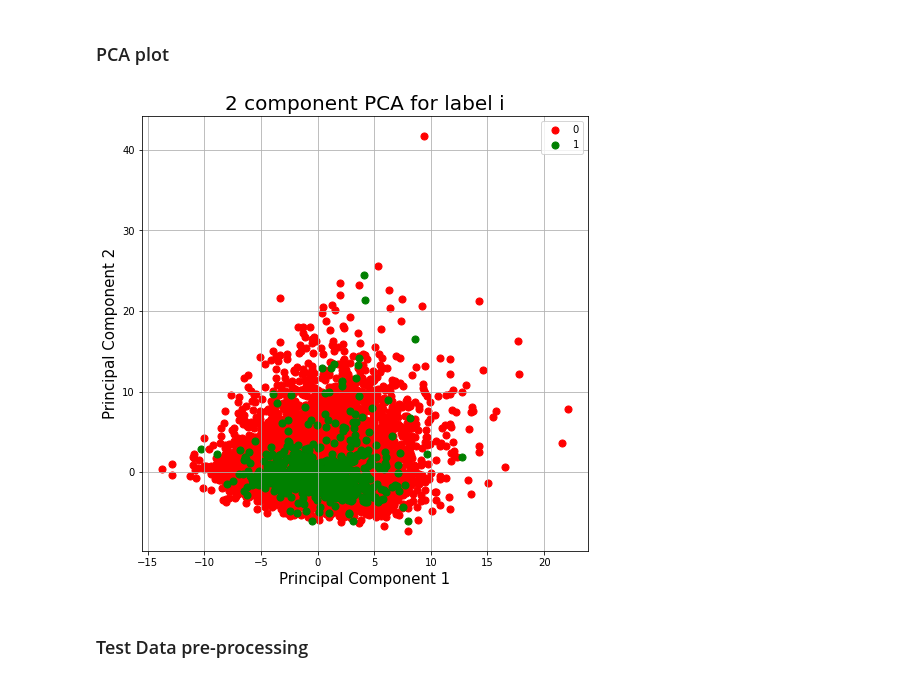
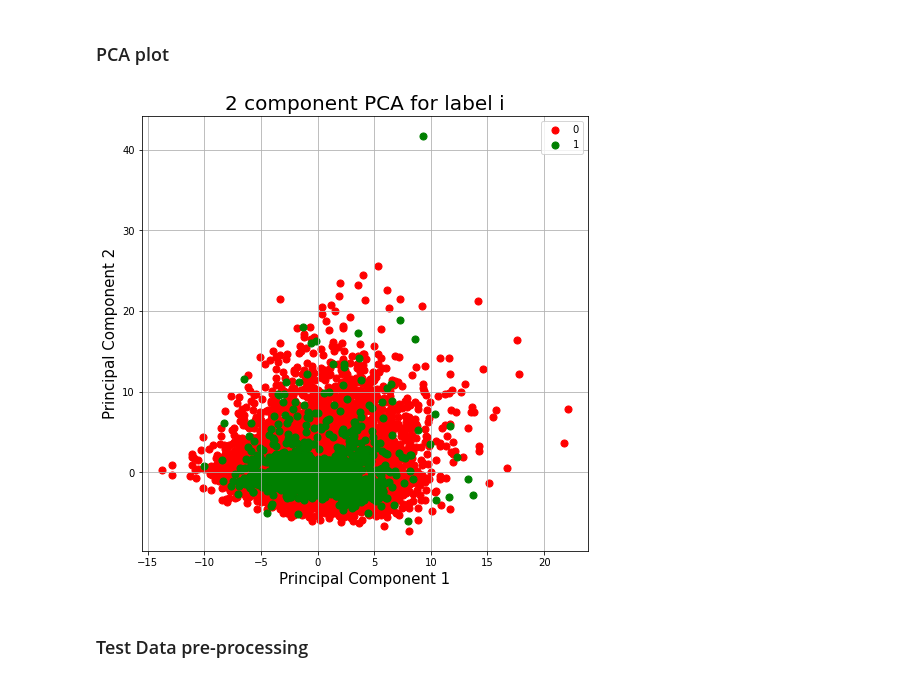
Before and after one commit to Ahmadrezauf/IntroToML, a Jupyter notebook: task_2/Ldt_task2.ipynb, the cells around one changed output. Saved outputs shown, nothing was run; the diff lists cells and outputs as text; code cells hidden in the pictures.

Commit message:
labels sorted

```diff
--- a/task_2/Ldt_task2.ipynb
+++ b/task_2/Ldt_task2.ipynb
@@ -49,3 +51,6 @@ df_test_features = pd.read_csv ('test_features.csv')
+# %%
+df_train_labels = df_train_labels.sort_values(by = 'pid')
+df_train_features = df_train_features.sort_values(by = 'pid')
 # %% [markdown]
  ### Histogram of the output labels
 # %% [markdown]
@@ -213,29 +238,29 @@ pd.DataFrame(data_train_scaled).corrwith(other = pd.DataFrame(df_train_agg_imput
 # %%
 pca = PCA(n_components=2)
 
 principalComponents = pca.fit_transform(data_train_scaled)
 principalDf = pd.DataFrame(data = principalComponents
              , columns = ['principal component 1', 'principal component 2'])
 
-finalDf = pd.concat([principalDf, df_train_labels[[df_train_labels.columns[9]]]], axis = 1)
+finalDf = pd.concat([principalDf, df_train_labels[[df_train_labels.columns[11]]]], axis = 1)
 
 fig = plt.figure(figsize = (8,8))
 ax = fig.add_subplot(1,1,1)
 ax.set_xlabel('Principal Component 1', fontsize = 15)
 ax.set_ylabel('Principal Component 2', fontsize = 15)
 ax.set_title('2 component PCA for label i', fontsize = 20)
 targets = [0, 1]
 colors = ['r', 'g', 'b']
 for target, color in zip(targets,colors):
-    indicesToKeep = finalDf[df_train_labels.columns[9]] == target
+    indicesToKeep = finalDf[df_train_labels.columns[11]] == target
     ax.scatter(finalDf.loc[indicesToKeep, 'principal component 1']
                , finalDf.loc[indicesToKeep, 'principal component 2']
                , c = color
                , s = 50)
 ax.legend(targets)
 ax.grid()
 # %% [output]
-[figure, old version]
+[figure, new version]
 # %% [markdown]
 ### Test Data pre-processing
 # %%
```
Also changed, not shown: parts of 6 cells of this notebook.
